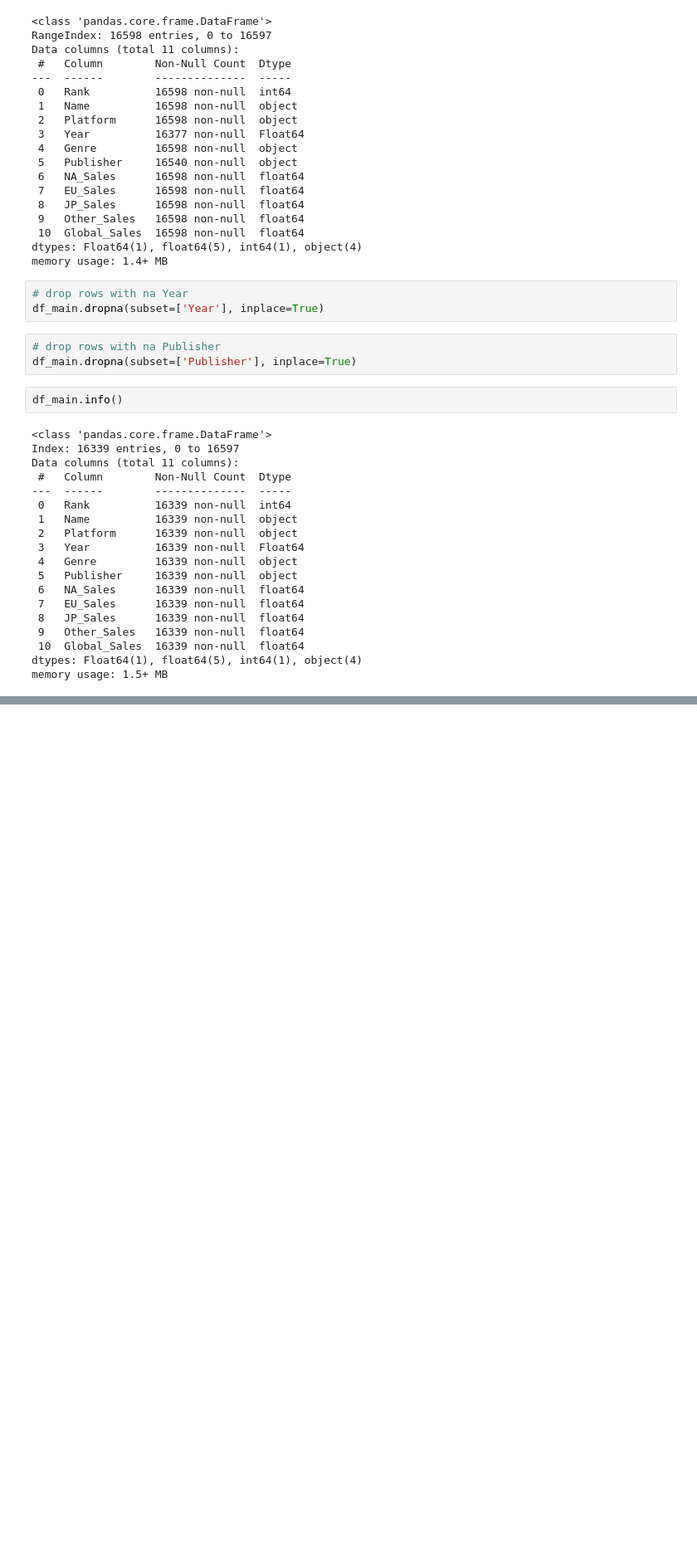
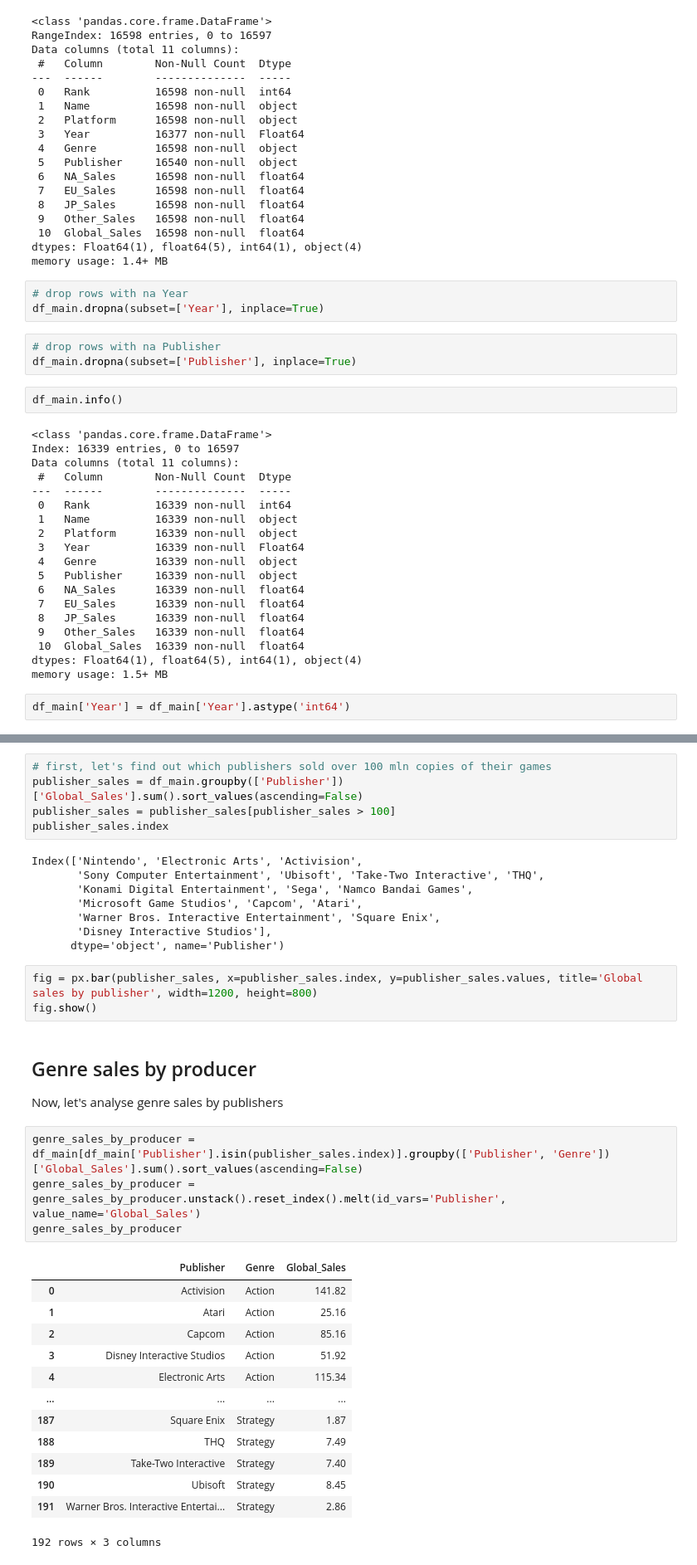
Before and after one commit to PawelG-WWA/Public_Projects, a Jupyter notebook: DataAnalysis/VideoGamesAnalysis/vgsales.ipynb, the cells around one changed output, grey strips where cells are left out. Shown at 83% size. Saved outputs shown, nothing was run; the diff lists cells and outputs as text; blank space fills up the shorter version.

Commit message:
created added genre sales by publisher (#18)

```diff
--- a/DataAnalysis/VideoGamesAnalysis/vgsales.ipynb
+++ b/DataAnalysis/VideoGamesAnalysis/vgsales.ipynb
@@ -365,3 +368,5 @@ Data columns (total 11 columns):
  10  Global_Sales  16339 non-null  float64
 dtypes: Float64(1), float64(5), int64(1), object(4)
 memory usage: 1.5+ MB
+# %%
+df_main['Year'] = df_main['Year'].astype('int64')
@@ -367,0 +418,38 @@ memory usage: 1.5+ MB
+# %%
+# first, let's find out which publishers sold over 100 mln copies of their games
+publisher_sales = df_main.groupby(['Publisher'])['Global_Sales'].sum().sort_values(ascending=False)
+publisher_sales = publisher_sales[publisher_sales > 100]
+publisher_sales.index
+# %% [output]
+Index(['Nintendo', 'Electronic Arts', 'Activision',
+       'Sony Computer Entertainment', 'Ubisoft', 'Take-Two Interactive', 'THQ',
+       'Konami Digital Entertainment', 'Sega', 'Namco Bandai Games',
+       'Microsoft Game Studios', 'Capcom', 'Atari',
+       'Warner Bros. Interactive Entertainment', 'Square Enix',
+       'Disney Interactive Studios'],
+      dtype='object', name='Publisher')
+# %%
+fig = px.bar(publisher_sales, x=publisher_sales.index, y=publisher_sales.values, title='Global sales by publisher', width=1200, height=800)
+fig.show()
+# %% [markdown]
+## Genre sales by producer
+
+Now, let's analyse genre sales by publishers
+# %%
+genre_sales_by_producer = df_main[df_main['Publisher'].isin(publisher_sales.index)].groupby(['Publisher', 'Genre'])['Global_Sales'].sum().sort_values(ascending=False)
+genre_sales_by_producer = genre_sales_by_producer.unstack().reset_index().melt(id_vars='Publisher', value_name='Global_Sales')
+genre_sales_by_producer
+# %% [output]
+|  | Publisher | Genre | Global_Sales |
+| 0 | Activision | Action | 141.82 |
+| 1 | Atari | Action | 25.16 |
+| 2 | Capcom | Action | 85.16 |
+| 3 | Disney Interactive Studios | Action | 51.92 |
+| 4 | Electronic Arts | Action | 115.34 |
+| ... | ... | ... | ... |
+| 187 | Square Enix | Strategy | 1.87 |
+| 188 | THQ | Strategy | 7.49 |
+| 189 | Take-Two Interactive | Strategy | 7.40 |
+| 190 | Ubisoft | Strategy | 8.45 |
+| 191 | Warner Bros. Interactive Entertai... | Strategy | 2.86 |
+192 rows × 3 columns
```
Also changed, not shown: parts of 5 cells of this notebook.
